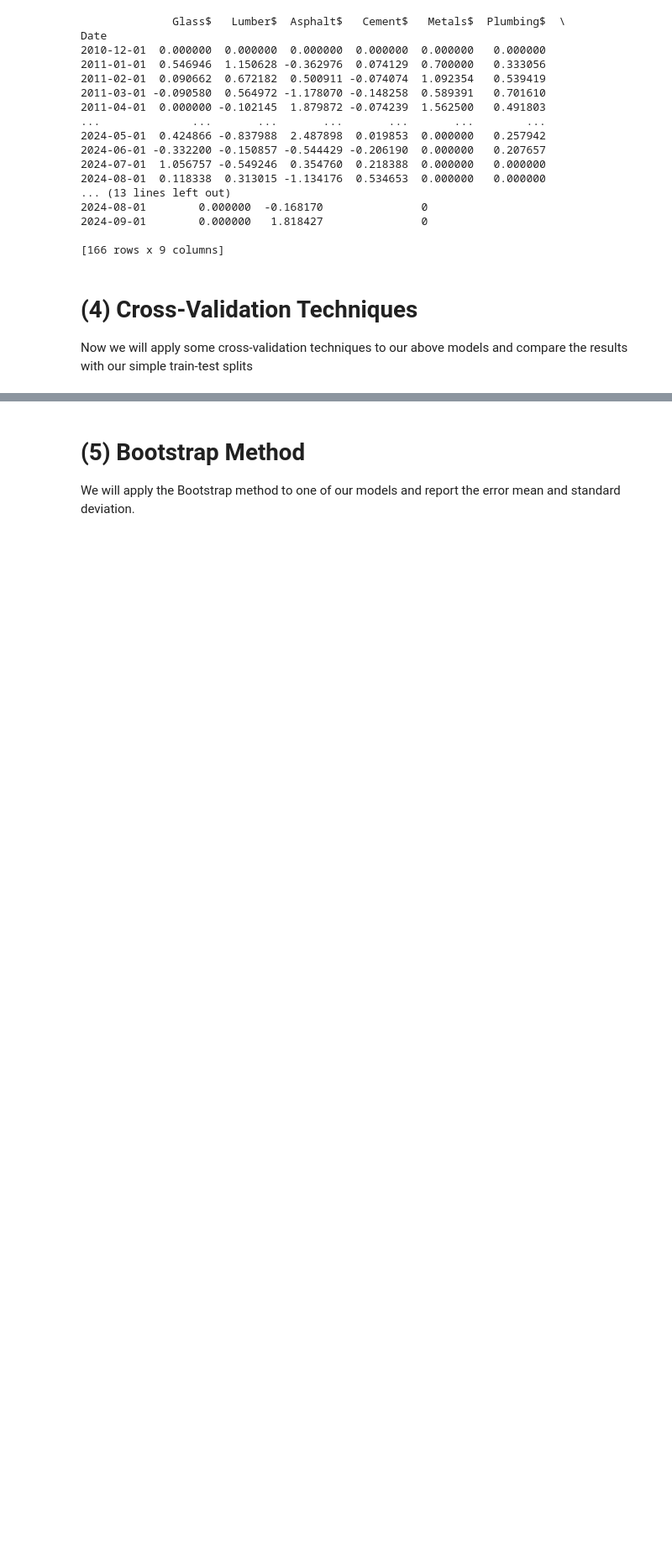
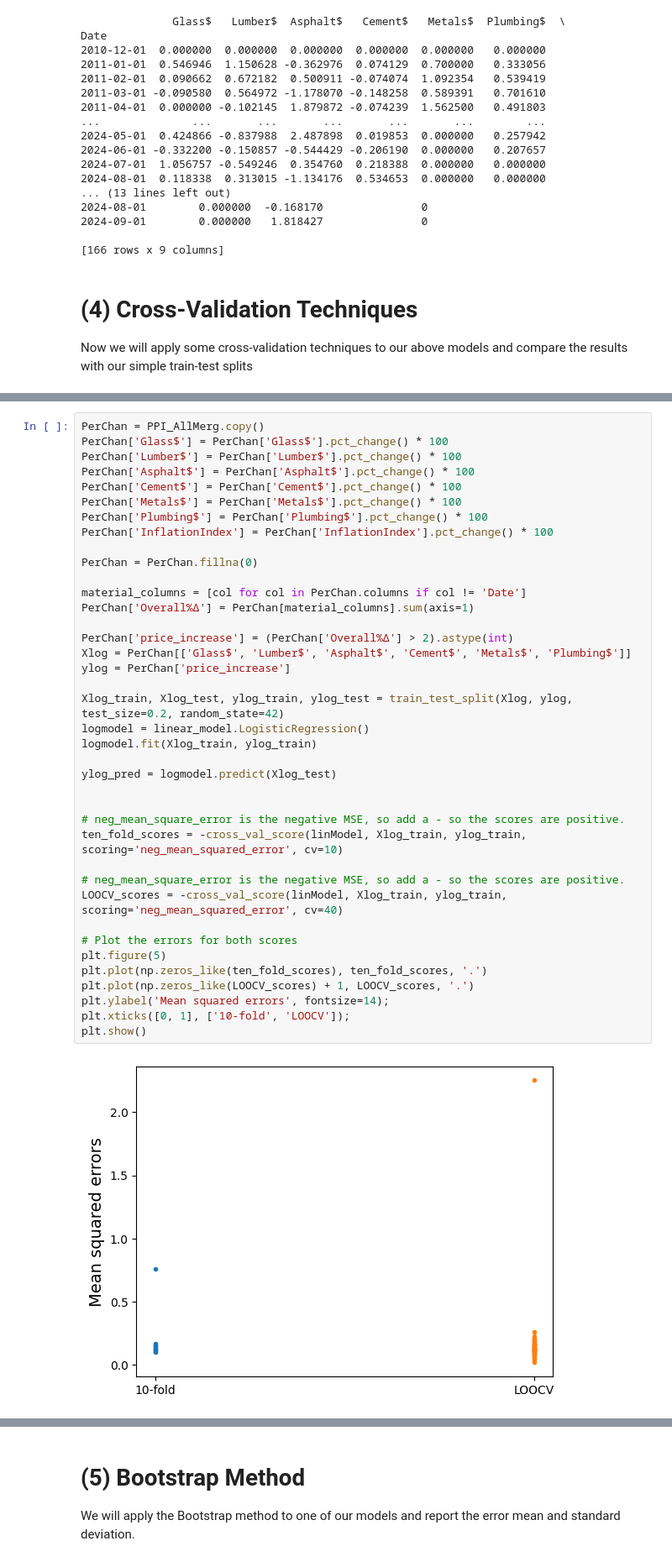
Before and after one commit to baschoff/Data-Science-Project, a Jupyter notebook: Evaluate.ipynb, the cells around one changed output, grey strips where cells are left out. Shown at 84% size. Saved outputs shown, nothing was run; the diff lists cells and outputs as text; blank space fills up the shorter version.

```diff
--- a/Evaluate.ipynb
+++ b/Evaluate.ipynb
@@ -444,0 +664,41 @@ Now we will apply some cross-validation techniques to our above models and compa
+# %%
+PerChan = PPI_AllMerg.copy()
+PerChan['Glass$'] = PerChan['Glass$'].pct_change() * 100
+PerChan['Lumber$'] = PerChan['Lumber$'].pct_change() * 100
+PerChan['Asphalt$'] = PerChan['Asphalt$'].pct_change() * 100
+PerChan['Cement$'] = PerChan['Cement$'].pct_change() * 100
+PerChan['Metals$'] = PerChan['Metals$'].pct_change() * 100
+PerChan['Plumbing$'] = PerChan['Plumbing$'].pct_change() * 100
+PerChan['InflationIndex'] = PerChan['InflationIndex'].pct_change() * 100
+
+PerChan = PerChan.fillna(0)
+
+material_columns = [col for col in PerChan.columns if col != 'Date']
+PerChan['Overall%Δ'] = PerChan[material_columns].sum(axis=1)
+
+PerChan['price_increase'] = (PerChan['Overall%Δ'] > 2).astype(int)
+Xlog = PerChan[['Glass$', 'Lumber$', 'Asphalt$', 'Cement$', 'Metals$', 'Plumbing$']]
+ylog = PerChan['price_increase']
+
+Xlog_train, Xlog_test, ylog_train, ylog_test = train_test_split(Xlog, ylog, test_size=0.2, random_state=42)
+logmodel = linear_model.LogisticRegression()
+logmodel.fit(Xlog_train, ylog_train)
+
+ylog_pred = logmodel.predict(Xlog_test)
+
+
+# neg_mean_square_error is the negative MSE, so add a - so the scores are positive.
+ten_fold_scores = -cross_val_score(linModel, Xlog_train, ylog_train, scoring='neg_mean_squared_error', cv=10)
+
+# neg_mean_square_error is the negative MSE, so add a - so the scores are positive.
+LOOCV_scores = -cross_val_score(linModel, Xlog_train, ylog_train, scoring='neg_mean_squared_error', cv=40)
+
+# Plot the errors for both scores
+plt.figure(5)
+plt.plot(np.zeros_like(ten_fold_scores), ten_fold_scores, '.')
+plt.plot(np.zeros_like(LOOCV_scores) + 1, LOOCV_scores, '.')
+plt.ylabel('Mean squared errors', fontsize=14);
+plt.xticks([0, 1], ['10-fold', 'LOOCV']);
+plt.show()
+# %% [output]
+[figure, added]
```
Also changed, not shown: parts of 16 cells of this notebook.
